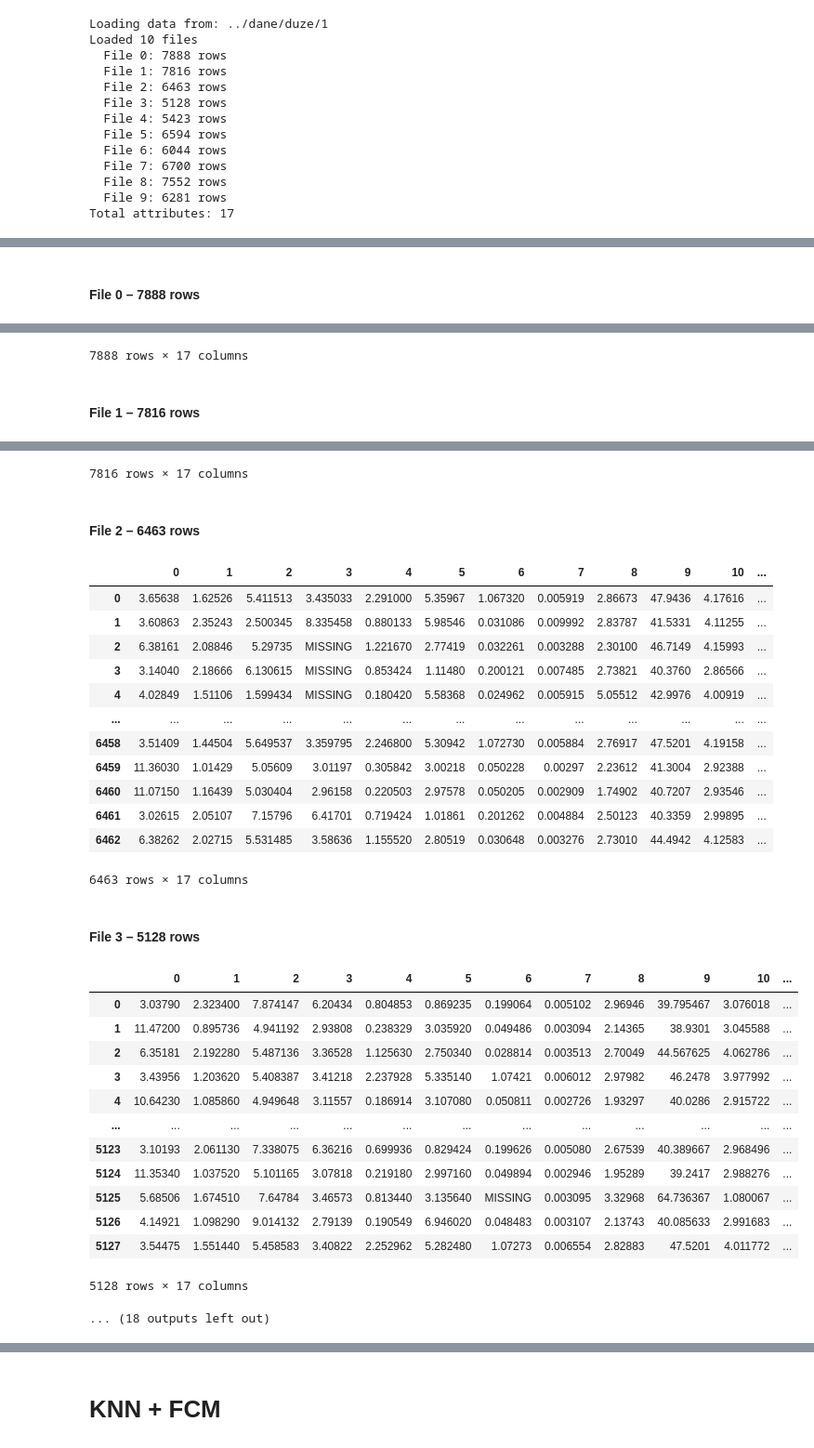
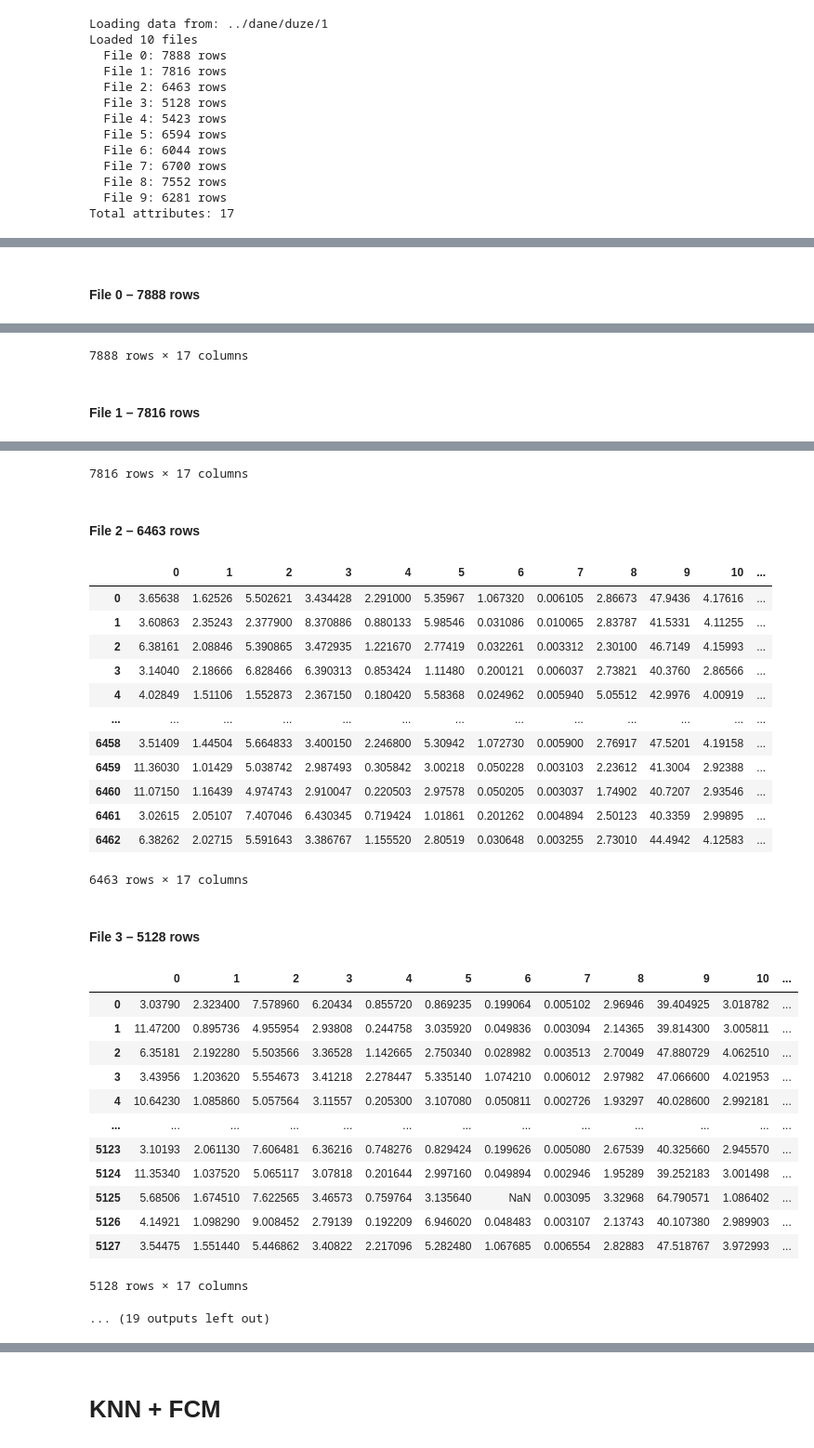
Before and after one commit to JanSupierz/NTWI-2025-GrC-DaneNiejednorodne, a Jupyter notebook: notebooks/KNN_full.ipynb, the cells around one changed output, grey strips where cells are left out. Shown at 93% size. Saved outputs shown, nothing was run; the diff lists cells and outputs as text; code cells hidden in the pictures.

```diff
--- a/notebooks/KNN_full.ipynb
+++ b/notebooks/KNN_full.ipynb
@@ -59,7 +154,7 @@ Total attributes: 17
 attr_to_index = {attr: idx for idx, attr in enumerate(all_attrs)}
 
 # Convert file rows (list of dicts) → numpy arrays with shared attr ordering
-np_file_data = []
+np_common_file_data = []
 column_masks = []
 
 for file_rows in file_data:
@@ -74,4 +169,4 @@ for file_rows in file_data:
         rows.append(row_values)
 
     np_array = np.array(rows, dtype=np.float64)
-    np_file_data.append(np_array)
+    np_common_file_data.append(np_array)
@@ -110,0 +178,9 @@ C++ k-NN completed.
+# %%
+# ---------------- Calculate k-NN ----------------
+print("Calculating k-NN...")
+
+pureKNN_KNN_duration = time.time()
+np_pureKNN_neighbors = run_knn(np_pureKNN_file_data, column_masks, np_pureKNN_file_data)
+pureKNN_KNN_duration = time.time() - pureKNN_KNN_duration
+
+print(f"Calculating k-NN took: {pureKNN_KNN_duration:.2f} seconds.")
@@ -191,21 +221,8 @@ for attr in all_attrs:
 # %%
-for file_idx, file_rows in enumerate(imputed_file_data_list):
-    df = pd.DataFrame(file_rows)
+print_table(pureKNN_imputed)
 
-    # Replace NaNs with "MISSING"
-    df = df.fillna("MISSING")
-
-    # Sort columns numerically if possible
-    sorted_cols = sorted(
-        df.columns,
-        key=lambda x: int(x) if str(x).isdigit() else float("inf")
-    )
-
-    df_KNNpure = df[sorted_cols]  # Reorder columns
-
-    # Display with heading
-    display(HTML(f"<h4>File {file_idx} – {len(df_KNNpure)} rows</h4>"))
-    display(df_KNNpure.reset_index(drop=True))  # Remove left index
+pureKNN_total_duration = pureKNN_KNN_duration + pureKNN_imputation_duration
+print(f"Total pure k-NN took: { pureKNN_total_duration:.2f} seconds.")
 # %% [output]
 File 0 – 7888 rows
 |  | 0 | 1 | 2 | 3 | 4 | 5 | 6 | 7 | 8 | 9 | 10 | ... |
@@ -237,30 +254,30 @@ File 1 – 7816 rows
 7816 rows × 17 columns
 File 2 – 6463 rows
 |  | 0 | 1 | 2 | 3 | 4 | 5 | 6 | 7 | 8 | 9 | 10 | ... |
-| 0 | 3.65638 | 1.62526 | 5.411513 | 3.435033 | 2.291000 | 5.35967 | 1.067320 | 0.005919 | 2.86673 | 47.9436 | 4.17616 | ... |
-| 1 | 3.60863 | 2.35243 | 2.500345 | 8.335458 | 0.880133 | 5.98546 | 0.031086 | 0.009992 | 2.83787 | 41.5331 | 4.11255 | ... |
-| 2 | 6.38161 | 2.08846 | 5.29735 | MISSING | 1.221670 | 2.77419 | 0.032261 | 0.003288 | 2.30100 | 46.7149 | 4.15993 | ... |
-| 3 | 3.14040 | 2.18666 | 6.130615 | MISSING | 0.853424 | 1.11480 | 0.200121 | 0.007485 | 2.73821 | 40.3760 | 2.86566 | ... |
-| 4 | 4.02849 | 1.51106 | 1.599434 | MISSING | 0.180420 | 5.58368 | 0.024962 | 0.005915 | 5.05512 | 42.9976 | 4.00919 | ... |
+| 0 | 3.65638 | 1.62526 | 5.502621 | 3.434428 | 2.291000 | 5.35967 | 1.067320 | 0.006105 | 2.86673 | 47.9436 | 4.17616 | ... |
+| 1 | 3.60863 | 2.35243 | 2.377900 | 8.370886 | 0.880133 | 5.98546 | 0.031086 | 0.010065 | 2.83787 | 41.5331 | 4.11255 | ... |
+| 2 | 6.38161 | 2.08846 | 5.390865 | 3.472935 | 1.221670 | 2.77419 | 0.032261 | 0.003312 | 2.30100 | 46.7149 | 4.15993 | ... |
+| 3 | 3.14040 | 2.18666 | 6.828466 | 6.390313 | 0.853424 | 1.11480 | 0.200121 | 0.006037 | 2.73821 | 40.3760 | 2.86566 | ... |
+| 4 | 4.02849 | 1.51106 | 1.552873 | 2.367150 | 0.180420 | 5.58368 | 0.024962 | 0.005940 | 5.05512 | 42.9976 | 4.00919 | ... |
 | ... | ... | ... | ... | ... | ... | ... | ... | ... | ... | ... | ... | ... |
-| 6458 | 3.51409 | 1.44504 | 5.649537 | 3.359795 | 2.246800 | 5.30942 | 1.072730 | 0.005884 | 2.76917 | 47.5201 | 4.19158 | ... |
-| 6459 | 11.36030 | 1.01429 | 5.05609 | 3.01197 | 0.305842 | 3.00218 | 0.050228 | 0.00297 | 2.23612 | 41.3004 | 2.92388 | ... |
-| 6460 | 11.07150 | 1.16439 | 5.030404 | 2.96158 | 0.220503 | 2.97578 | 0.050205 | 0.002909 | 1.74902 | 40.7207 | 2.93546 | ... |
-| 6461 | 3.02615 | 2.05107 | 7.15796 | 6.41701 | 0.719424 | 1.01861 | 0.201262 | 0.004884 | 2.50123 | 40.3359 | 2.99895 | ... |
-| 6462 | 6.38262 | 2.02715 | 5.531485 | 3.58636 | 1.155520 | 2.80519 | 0.030648 | 0.003276 | 2.73010 | 44.4942 | 4.12583 | ... |
+| 6458 | 3.51409 | 1.44504 | 5.664833 | 3.400150 | 2.246800 | 5.30942 | 1.072730 | 0.005900 | 2.76917 | 47.5201 | 4.19158 | ... |
+| 6459 | 11.36030 | 1.01429 | 5.038742 | 2.987493 | 0.305842 | 3.00218 | 0.050228 | 0.003103 | 2.23612 | 41.3004 | 2.92388 | ... |
+| 6460 | 11.07150 | 1.16439 | 4.974743 | 2.910047 | 0.220503 | 2.97578 | 0.050205 | 0.003037 | 1.74902 | 40.7207 | 2.93546 | ... |
+| 6461 | 3.02615 | 2.05107 | 7.407046 | 6.430345 | 0.719424 | 1.01861 | 0.201262 | 0.004894 | 2.50123 | 40.3359 | 2.99895 | ... |
+| 6462 | 6.38262 | 2.02715 | 5.591643 | 3.386767 | 1.155520 | 2.80519 | 0.030648 | 0.003255 | 2.73010 | 44.4942 | 4.12583 | ... |
 6463 rows × 17 columns
 File 3 – 5128 rows
 |  | 0 | 1 | 2 | 3 | 4 | 5 | 6 | 7 | 8 | 9 | 10 | ... |
-| 0 | 3.03790 | 2.323400 | 7.874147 | 6.20434 | 0.804853 | 0.869235 | 0.199064 | 0.005102 | 2.96946 | 39.795467 | 3.076018 | ... |
-| 1 | 11.47200 | 0.895736 | 4.941192 | 2.93808 | 0.238329 | 3.035920 | 0.049486 | 0.003094 | 2.14365 | 38.9301 | 3.045588 | ... |
-| 2 | 6.35181 | 2.192280 | 5.487136 | 3.36528 | 1.125630 | 2.750340 | 0.028814 | 0.003513 | 2.70049 | 44.567625 | 4.062786 | ... |
-| 3 | 3.43956 | 1.203620 | 5.408387 | 3.41218 | 2.237928 | 5.335140 | 1.07421 | 0.006012 | 2.97982 | 46.2478 | 3.977992 | ... |
-| 4 | 10.64230 | 1.085860 | 4.949648 | 3.11557 | 0.186914 | 3.107080 | 0.050811 | 0.002726 | 1.93297 | 40.0286 | 2.915722 | ... |
+| 0 | 3.03790 | 2.323400 | 7.578960 | 6.20434 | 0.855720 | 0.869235 | 0.199064 | 0.005102 | 2.96946 | 39.404925 | 3.018782 | ... |
+| 1 | 11.47200 | 0.895736 | 4.955954 | 2.93808 | 0.244758 | 3.035920 | 0.049836 | 0.003094 | 2.14365 | 39.814300 | 3.005811 | ... |
+| 2 | 6.35181 | 2.192280 | 5.503566 | 3.36528 | 1.142665 | 2.750340 | 0.028982 | 0.003513 | 2.70049 | 47.880729 | 4.062510 | ... |
+| 3 | 3.43956 | 1.203620 | 5.554673 | 3.41218 | 2.278447 | 5.335140 | 1.074210 | 0.006012 | 2.97982 | 47.066600 | 4.021953 | ... |
+| 4 | 10.64230 | 1.085860 | 5.057564 | 3.11557 | 0.205300 | 3.107080 | 0.050811 | 0.002726 | 1.93297 | 40.028600 | 2.992181 | ... |
 | ... | ... | ... | ... | ... | ... | ... | ... | ... | ... | ... | ... | ... |
-| 5123 | 3.10193 | 2.061130 | 7.338075 | 6.36216 | 0.699936 | 0.829424 | 0.199626 | 0.005080 | 2.67539 | 40.389667 | 2.968496 | ... |
-| 5124 | 11.35340 | 1.037520 | 5.101165 | 3.07818 | 0.219180 | 2.997160 | 0.049894 | 0.002946 | 1.95289 | 39.2417 | 2.988276 | ... |
-| 5125 | 5.68506 | 1.674510 | 7.64784 | 3.46573 | 0.813440 | 3.135640 | MISSING | 0.003095 | 3.32968 | 64.736367 | 1.080067 | ... |
-| 5126 | 4.14921 | 1.098290 | 9.014132 | 2.79139 | 0.190549 | 6.946020 | 0.048483 | 0.003107 | 2.13743 | 40.085633 | 2.991683 | ... |
-| 5127 | 3.54475 | 1.551440 | 5.458583 | 3.40822 | 2.252962 | 5.282480 | 1.07273 | 0.006554 | 2.82883 | 47.5201 | 4.011772 | ... |
+| 5123 | 3.10193 | 2.061130 | 7.606481 | 6.36216 | 0.748276 | 0.829424 | 0.199626 | 0.005080 | 2.67539 | 40.325660 | 2.945570 | ... |
+| 5124 | 11.35340 | 1.037520 | 5.065117 | 3.07818 | 0.201644 | 2.997160 | 0.049894 | 0.002946 | 1.95289 | 39.252183 | 3.001498 | ... |
+| 5125 | 5.68506 | 1.674510 | 7.622565 | 3.46573 | 0.759764 | 3.135640 | NaN | 0.003095 | 3.32968 | 64.790571 | 1.086402 | ... |
+| 5126 | 4.14921 | 1.098290 | 9.008452 | 2.79139 | 0.192209 | 6.946020 | 0.048483 | 0.003107 | 2.13743 | 40.107380 | 2.989903 | ... |
+| 5127 | 3.54475 | 1.551440 | 5.446862 | 3.40822 | 2.217096 | 5.282480 | 1.067685 | 0.006554 | 2.82883 | 47.518767 | 3.972993 | ... |
 5128 rows × 17 columns
-... (18 outputs left out)
+... (19 outputs left out)
```
Also changed, not shown: parts of 31 cells of this notebook, 1 other file.
